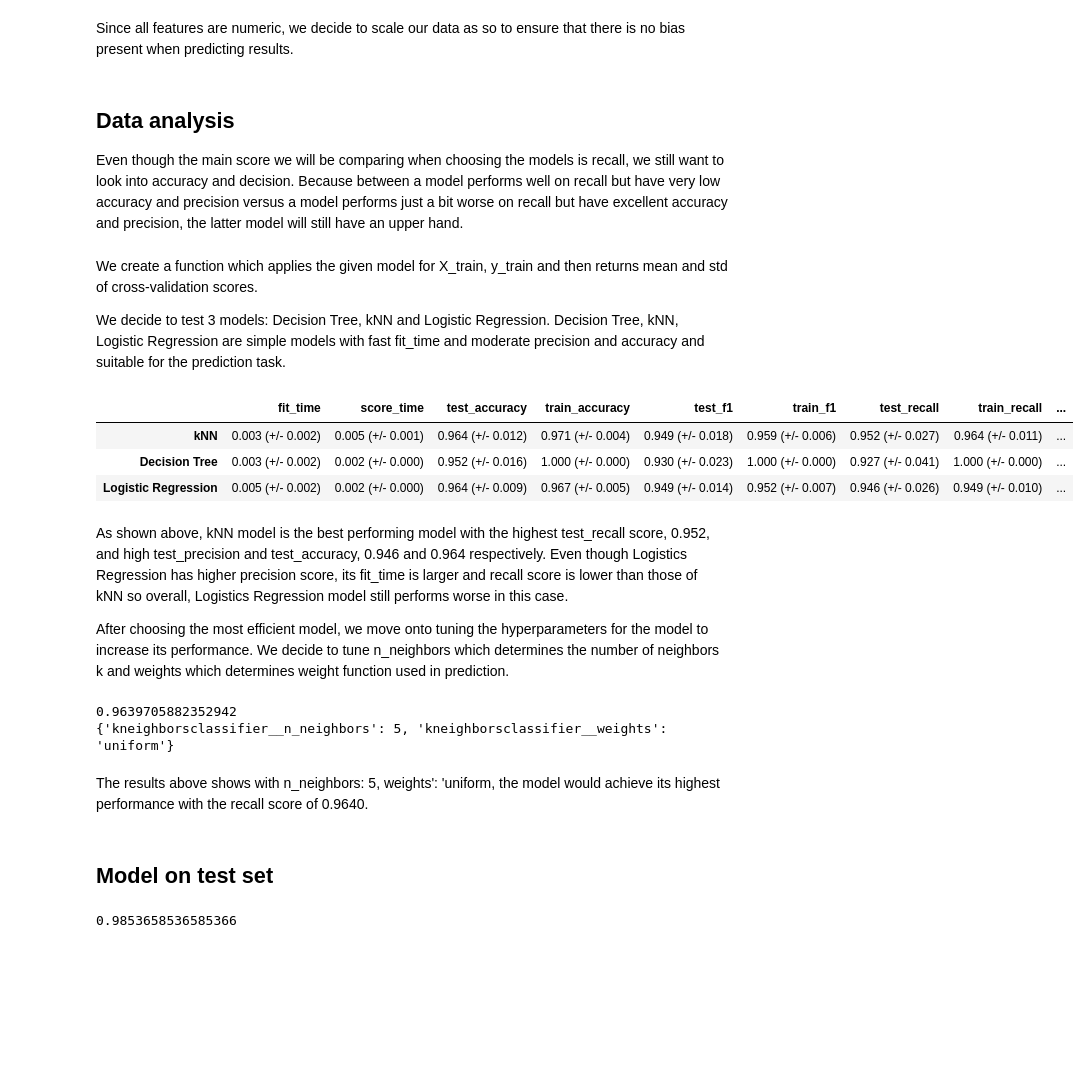
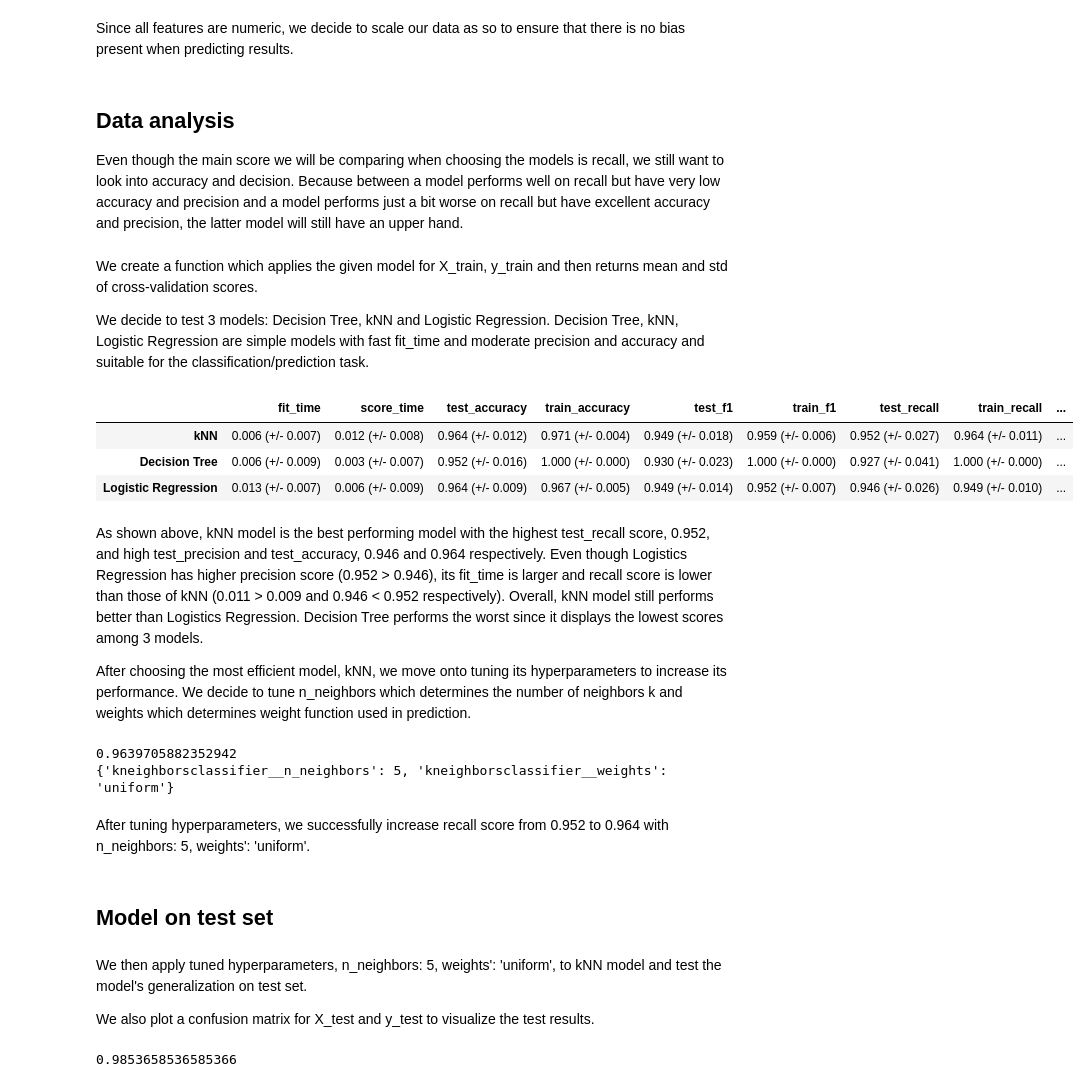
Before and after one commit to DSCI-310/DSCI-310-Group-5, a Jupyter notebook: analysis.ipynb, the cells around one changed output. Saved outputs shown, nothing was run; the diff lists cells and outputs as text; code cells hidden in the pictures; blank space fills up the shorter version.

Commit message:
EDA and plots elaboration
1. added commentary for EDA's plots
2. added elaboration for model on test set' results + visualizations

```diff
--- a/analysis.ipynb
+++ b/analysis.ipynb
@@ -188,7 +198,7 @@ ct = make_column_transformer(
 # %% [markdown]
 ## Data analysis
 
-Even though the main score we will be comparing when choosing the models is recall, we still want to look into accuracy and decision. Because between a model performs well on recall but have very low accuracy and precision versus a model performs just a bit worse on recall but have excellent accuracy and precision, the latter model will still have an upper hand.
+Even though the main score we will be comparing when choosing the models is recall, we still want to look into accuracy and decision. Because between a model performs well on recall but have very low accuracy and precision and a model performs just a bit worse on recall but have excellent accuracy and precision, the latter model will still have an upper hand.
 # %%
 scoring = [
     "accuracy",
@@ -199,28 +209,10 @@ scoring = [
 # %% [markdown]
 We create a function which applies the given model for X_train, y_train and then returns mean and std of cross-validation scores.
 
-We decide to test 3 models: Decision Tree, kNN and Logistic Regression. Decision Tree, kNN, Logistic Regression are simple models with fast fit_time and moderate precision and accuracy and suitable for the prediction task.
+We decide to test 3 models: Decision Tree, kNN and Logistic Regression. Decision Tree, kNN, Logistic Regression are simple models with fast fit_time and moderate precision and accuracy and suitable for the classification/prediction task.
 # %%
 def mean_std_cross_val_scores(model, X_train, y_train, **kwargs):
-    """
-    Returns mean and std of cross validation
-
-    Parameters
-    ----------
-    model :
-        scikit-learn model
-    X_train : numpy array or pandas DataFrame
-        X in the training data
-    y_train :
-        y in the training data
-
-    Returns
-    ----------
-        pandas Series with mean scores from cross_validation
-    """
-
     scores = cross_validate(model, X_train, y_train, **kwargs)
-
     mean_scores = pd.DataFrame(scores).mean()
     std_scores = pd.DataFrame(scores).std()
     out_col = []
@@ -232,37 +224,35 @@ def mean_std_cross_val_scores(model, X_train, y_train, **kwargs):
 # %%
 pipe_knn = make_pipeline(ct, KNeighborsClassifier(n_neighbors=5))
 pipe_dt = make_pipeline(ct, DecisionTreeClassifier(random_state=123))
-pipe_knn = make_pipeline(ct,KNeighborsClassifier())
 pipe_reg = make_pipeline(ct, LogisticRegression(max_iter=100000))
 
 classifiers = {
     "kNN": pipe_knn,
     "Decision Tree": pipe_dt,
-    "kNN": pipe_knn,
     "Logistic Regression" : pipe_reg
 }
 
 results = {}
 
 for (name, model) in classifiers.items():
     results[name] = mean_std_cross_val_scores(
         model,
         X_train,
         y_train,
         return_train_score=True,
         scoring = scoring
     )
 
 pd.DataFrame(results).T
 # %% [output]
 |  | fit_time | score_time | test_accuracy | train_accuracy | test_f1 | train_f1 | test_recall | train_recall | ... |
-| kNN | 0.003 (+/- 0.002) | 0.005 (+/- 0.001) | 0.964 (+/- 0.012) | 0.971 (+/- 0.004) | 0.949 (+/- 0.018) | 0.959 (+/- 0.006) | 0.952 (+/- 0.027) | 0.964 (+/- 0.011) | ... |
-| Decision Tree | 0.003 (+/- 0.002) | 0.002 (+/- 0.000) | 0.952 (+/- 0.016) | 1.000 (+/- 0.000) | 0.930 (+/- 0.023) | 1.000 (+/- 0.000) | 0.927 (+/- 0.041) | 1.000 (+/- 0.000) | ... |
-| Logistic Regression | 0.005 (+/- 0.002) | 0.002 (+/- 0.000) | 0.964 (+/- 0.009) | 0.967 (+/- 0.005) | 0.949 (+/- 0.014) | 0.952 (+/- 0.007) | 0.946 (+/- 0.026) | 0.949 (+/- 0.010) | ... |
+| kNN | 0.006 (+/- 0.007) | 0.012 (+/- 0.008) | 0.964 (+/- 0.012) | 0.971 (+/- 0.004) | 0.949 (+/- 0.018) | 0.959 (+/- 0.006) | 0.952 (+/- 0.027) | 0.964 (+/- 0.011) | ... |
+| Decision Tree | 0.006 (+/- 0.009) | 0.003 (+/- 0.007) | 0.952 (+/- 0.016) | 1.000 (+/- 0.000) | 0.930 (+/- 0.023) | 1.000 (+/- 0.000) | 0.927 (+/- 0.041) | 1.000 (+/- 0.000) | ... |
+| Logistic Regression | 0.013 (+/- 0.007) | 0.006 (+/- 0.009) | 0.964 (+/- 0.009) | 0.967 (+/- 0.005) | 0.949 (+/- 0.014) | 0.952 (+/- 0.007) | 0.946 (+/- 0.026) | 0.949 (+/- 0.010) | ... |
 # %% [markdown]
-As shown above, kNN model is the best performing model with the highest test_recall score, 0.952, and high test_precision and test_accuracy, 0.946 and 0.964 respectively. Even though Logistics Regression has higher precision score, its fit_time is larger and recall score is lower than those of kNN so overall, Logistics Regression model still performs worse in this case.
+As shown above, kNN model is the best performing model with the highest test_recall score, 0.952, and high test_precision and test_accuracy, 0.946 and 0.964 respectively. Even though Logistics Regression has higher precision score (0.952 > 0.946), its fit_time is larger and recall score is lower than those of kNN (0.011 > 0.009 and 0.946 < 0.952 respectively). Overall, kNN model still performs better than Logistics Regression. Decision Tree performs the worst since it displays the lowest scores among 3 models.
 
-After choosing the most efficient model, we move onto tuning the hyperparameters for the model to increase its performance. We decide to tune n_neighbors which determines the number of neighbors k and weights which determines weight function used in prediction.
+After choosing the most efficient model, kNN, we move onto tuning its hyperparameters to increase its performance. We decide to tune n_neighbors which determines the number of neighbors k and weights which determines weight function used in prediction.
 # %%
 search = GridSearchCV(pipe_knn,
                       param_grid={'kneighborsclassifier__n_neighbors': range(1, 50),
@@ -278,9 +269,13 @@ print(search.best_params_)
 0.9639705882352942
 {'kneighborsclassifier__n_neighbors': 5, 'kneighborsclassifier__weights': 'uniform'}
 # %% [markdown]
-The results above shows with n_neighbors: 5, weights': 'uniform, the model would achieve its highest performance with the recall score of 0.9640.
+After tuning hyperparameters, we successfully increase recall score from 0.952 to 0.964 with n_neighbors: 5, weights': 'uniform'.
 # %% [markdown]
 ## Model on test set
+# %% [markdown]
+We then apply tuned hyperparameters, n_neighbors: 5, weights': 'uniform', to kNN model and test the model's generalization on test set.
+
+We also plot a confusion matrix for X_test and y_test to visualize the test results.
 # %%
 pipe_knn_tuned = make_pipeline(ct,KNeighborsClassifier(n_neighbors=5, weights='uniform'))
 pipe_knn_tuned.fit(X_train, y_train)
```
Also changed, not shown: parts of 5 cells of this notebook.
